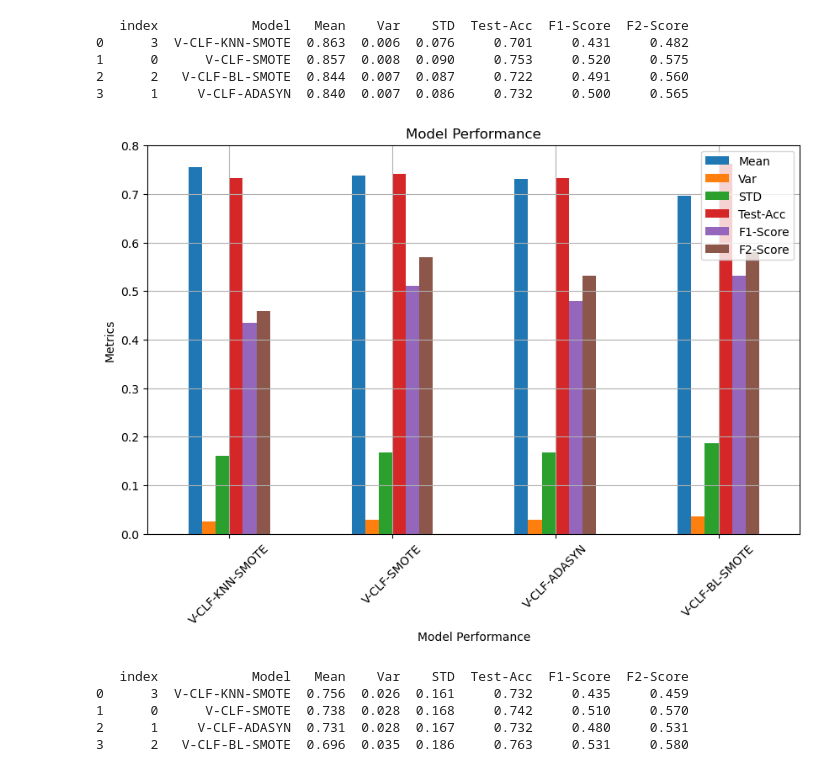
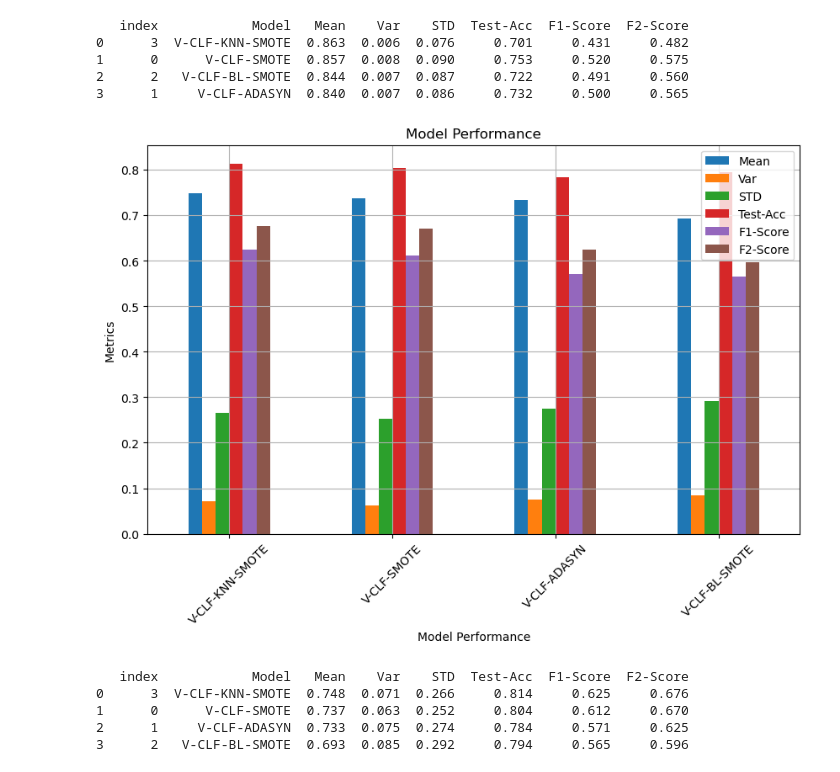
Before and after one commit to MaukanMir/Prostate-Cancer-Classification, a Jupyter notebook: training.ipynb, the cells around one changed output. Saved outputs shown, nothing was run; the diff lists cells and outputs as text; code cells hidden in the pictures.

Commit message:
added new models

```diff
--- a/training.ipynb
+++ b/training.ipynb
@@ -711,21 +762,21 @@ test_selected_sampling_models(sampling_model_names, sampling_models, model_names
 # %%
 voting_clf = VotingClassifier(
     estimators=[
         ('lr', log_clf),
         ('gbc', gbc_clf),
         ('rfc', rfc_clf)
     ],
     voting='soft'
 )
 
 model_names = ["V-CLF"]
 models = [voting_clf]
 
-test_selected_sampling_models(sampling_model_names, sampling_models, model_names, models, X, y, f2_score)
+test_selected_sampling_models(sampling_model_names, sampling_models, model_names, models, X, y, f2_metric)
 # %% [output]
-[figure, old version]
+[figure, new version]
    index            Model   Mean    Var    STD  Test-Acc  F1-Score  F2-Score
-0      3  V-CLF-KNN-SMOTE  0.756  0.026  0.161     0.732     0.435     0.459
-1      0      V-CLF-SMOTE  0.738  0.028  0.168     0.742     0.510     0.570
-2      1     V-CLF-ADASYN  0.731  0.028  0.167     0.732     0.480     0.531
-3      2   V-CLF-BL-SMOTE  0.696  0.035  0.186     0.763     0.531     0.580
+0      3  V-CLF-KNN-SMOTE  0.748  0.071  0.266     0.814     0.625     0.676
+1      0      V-CLF-SMOTE  0.737  0.063  0.252     0.804     0.612     0.670
+2      1     V-CLF-ADASYN  0.733  0.075  0.274     0.784     0.571     0.625
+3      2   V-CLF-BL-SMOTE  0.693  0.085  0.292     0.794     0.565     0.596
```
Also changed, not shown: parts of 3 cells of this notebook.
